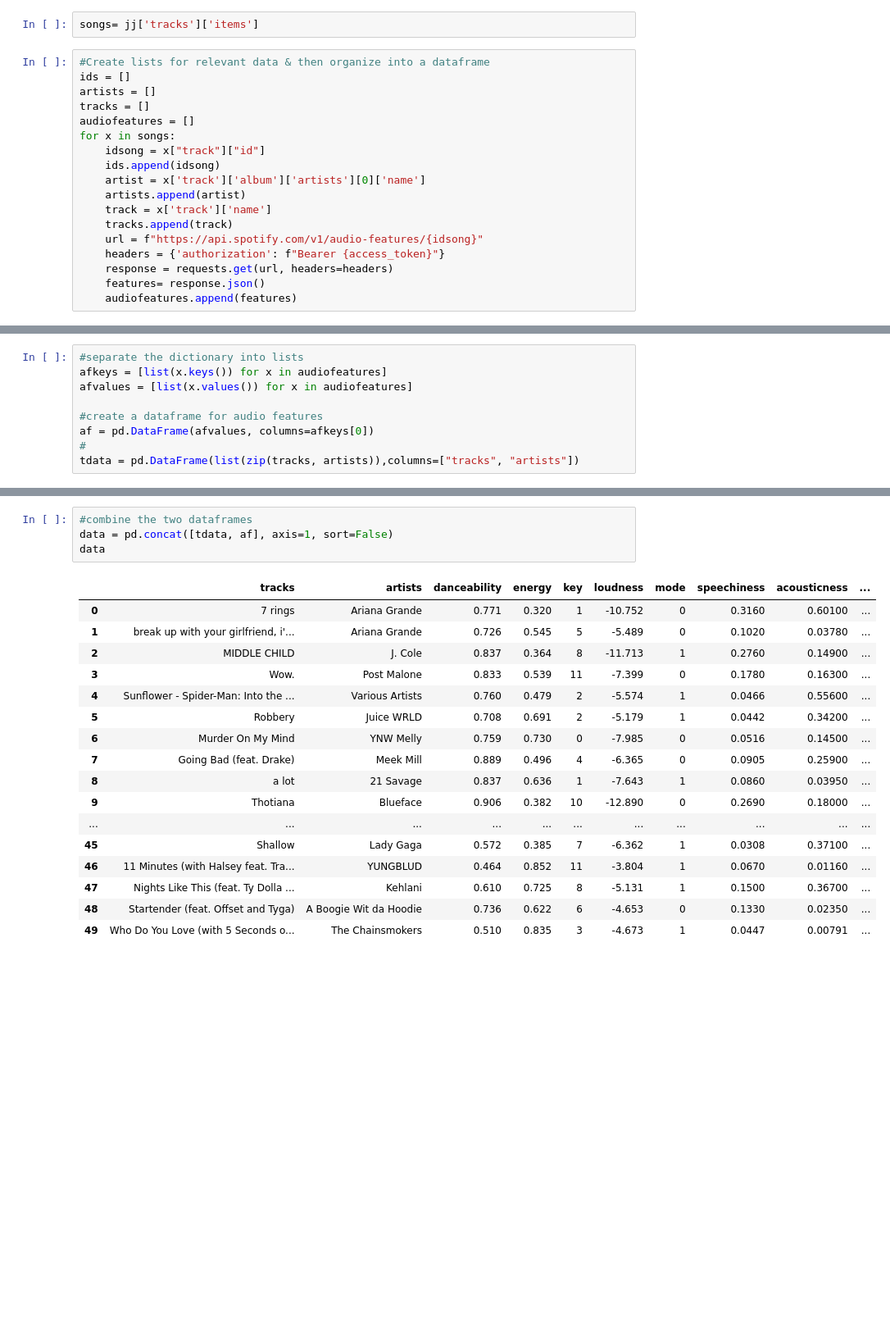
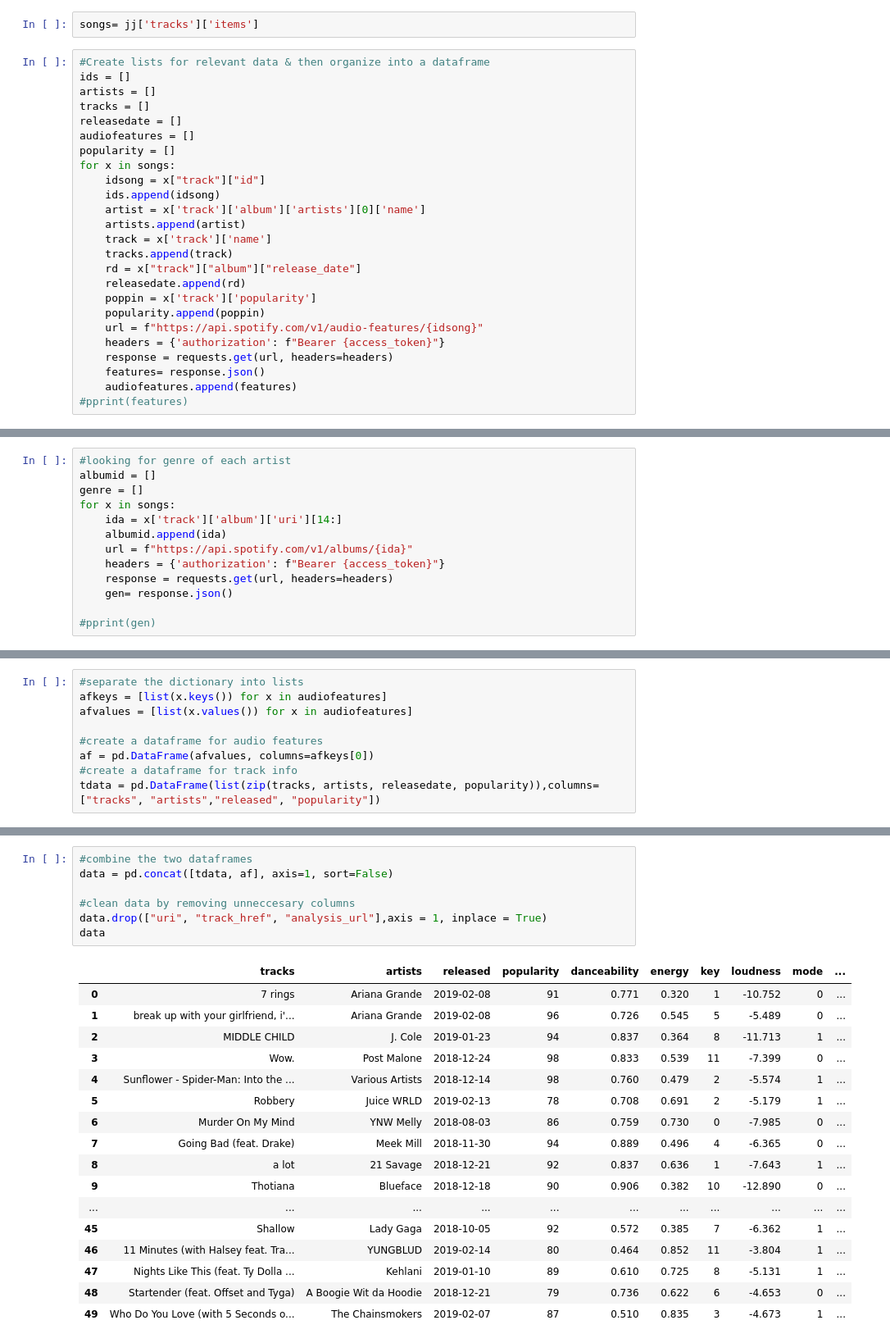
Before and after one commit to czwong/Project-1, a Jupyter notebook: Spotify Top 50 .ipynb, the cells around one changed output, grey strips where cells are left out. Shown at 82% size. Cells and saved outputs as stored; diff of their text form; blank space fills up the shorter version.

```diff
--- a/Spotify Top 50 .ipynb
+++ b/Spotify Top 50 .ipynb
@@ -55,7 +55,9 @@ songs= jj['tracks']['items']
 ids = []
 artists = []
 tracks = []
+releasedate = []
 audiofeatures = []
+popularity = []
 for x in songs:
     idsong = x["track"]["id"]
     ids.append(idsong)
@@ -63,8 +65,13 @@ for x in songs:
     artists.append(artist)
     track = x['track']['name']
     tracks.append(track)
+    rd = x["track"]["album"]["release_date"]
+    releasedate.append(rd)
+    poppin = x['track']['popularity']
+    popularity.append(poppin)
     url = f"https://api.spotify.com/v1/audio-features/{idsong}"
     headers = {'authorization': f"Bearer {access_token}"}
     response = requests.get(url, headers=headers)
     features= response.json()
     audiofeatures.append(features)
+#pprint(features)
@@ -90,0 +80,13 @@ pprint(audiofeatures)
+# %%
+#looking for genre of each artist
+albumid = []
+genre = []
+for x in songs:
+    ida = x['track']['album']['uri'][14:]
+    albumid.append(ida)
+    url = f"https://api.spotify.com/v1/albums/{ida}"
+    headers = {'authorization': f"Bearer {access_token}"}
+    response = requests.get(url, headers=headers)
+    gen= response.json()
+
+#pprint(gen)
@@ -95,5 +99,5 @@ afvalues = [list(x.values()) for x in audiofeatures]
 
 #create a dataframe for audio features
 af = pd.DataFrame(afvalues, columns=afkeys[0])
-#
-tdata = pd.DataFrame(list(zip(tracks, artists)),columns=["tracks", "artists"])
+#create a dataframe for track info
+tdata = pd.DataFrame(list(zip(tracks, artists, releasedate, popularity)),columns=["tracks", "artists","released", "popularity"])
@@ -100,22 +113,25 @@ tdata = pd.DataFrame(list(zip(tracks, artists)),columns=["tracks", "artists"])
 # %%
 #combine the two dataframes
 data = pd.concat([tdata, af], axis=1, sort=False)
+
+#clean data by removing unneccesary columns
+data.drop(["uri", "track_href", "analysis_url"],axis = 1, inplace = True)
 data
 # %% [output]
-|  | tracks | artists | danceability | energy | key | loudness | mode | speechiness | acousticness | ... |
-| 0 | 7 rings | Ariana Grande | 0.771 | 0.320 | 1 | -10.752 | 0 | 0.3160 | 0.60100 | ... |
-| 1 | break up with your girlfriend, i'... | Ariana Grande | 0.726 | 0.545 | 5 | -5.489 | 0 | 0.1020 | 0.03780 | ... |
-| 2 | MIDDLE CHILD | J. Cole | 0.837 | 0.364 | 8 | -11.713 | 1 | 0.2760 | 0.14900 | ... |
-| 3 | Wow. | Post Malone | 0.833 | 0.539 | 11 | -7.399 | 0 | 0.1780 | 0.16300 | ... |
-| 4 | Sunflower - Spider-Man: Into the ... | Various Artists | 0.760 | 0.479 | 2 | -5.574 | 1 | 0.0466 | 0.55600 | ... |
-| 5 | Robbery | Juice WRLD | 0.708 | 0.691 | 2 | -5.179 | 1 | 0.0442 | 0.34200 | ... |
-| 6 | Murder On My Mind | YNW Melly | 0.759 | 0.730 | 0 | -7.985 | 0 | 0.0516 | 0.14500 | ... |
-| 7 | Going Bad (feat. Drake) | Meek Mill | 0.889 | 0.496 | 4 | -6.365 | 0 | 0.0905 | 0.25900 | ... |
-| 8 | a lot | 21 Savage | 0.837 | 0.636 | 1 | -7.643 | 1 | 0.0860 | 0.03950 | ... |
-| 9 | Thotiana | Blueface | 0.906 | 0.382 | 10 | -12.890 | 0 | 0.2690 | 0.18000 | ... |
+|  | tracks | artists | released | popularity | danceability | energy | key | loudness | mode | ... |
+| 0 | 7 rings | Ariana Grande | 2019-02-08 | 91 | 0.771 | 0.320 | 1 | -10.752 | 0 | ... |
+| 1 | break up with your girlfriend, i'... | Ariana Grande | 2019-02-08 | 96 | 0.726 | 0.545 | 5 | -5.489 | 0 | ... |
+| 2 | MIDDLE CHILD | J. Cole | 2019-01-23 | 94 | 0.837 | 0.364 | 8 | -11.713 | 1 | ... |
+| 3 | Wow. | Post Malone | 2018-12-24 | 98 | 0.833 | 0.539 | 11 | -7.399 | 0 | ... |
+| 4 | Sunflower - Spider-Man: Into the ... | Various Artists | 2018-12-14 | 98 | 0.760 | 0.479 | 2 | -5.574 | 1 | ... |
+| 5 | Robbery | Juice WRLD | 2019-02-13 | 78 | 0.708 | 0.691 | 2 | -5.179 | 1 | ... |
+| 6 | Murder On My Mind | YNW Melly | 2018-08-03 | 86 | 0.759 | 0.730 | 0 | -7.985 | 0 | ... |
+| 7 | Going Bad (feat. Drake) | Meek Mill | 2018-11-30 | 94 | 0.889 | 0.496 | 4 | -6.365 | 0 | ... |
+| 8 | a lot | 21 Savage | 2018-12-21 | 92 | 0.837 | 0.636 | 1 | -7.643 | 1 | ... |
+| 9 | Thotiana | Blueface | 2018-12-18 | 90 | 0.906 | 0.382 | 10 | -12.890 | 0 | ... |
 | ... | ... | ... | ... | ... | ... | ... | ... | ... | ... | ... |
-| 45 | Shallow | Lady Gaga | 0.572 | 0.385 | 7 | -6.362 | 1 | 0.0308 | 0.37100 | ... |
-| 46 | 11 Minutes (with Halsey feat. Tra... | YUNGBLUD | 0.464 | 0.852 | 11 | -3.804 | 1 | 0.0670 | 0.01160 | ... |
-| 47 | Nights Like This (feat. Ty Dolla ... | Kehlani | 0.610 | 0.725 | 8 | -5.131 | 1 | 0.1500 | 0.36700 | ... |
-| 48 | Startender (feat. Offset and Tyga) | A Boogie Wit da Hoodie | 0.736 | 0.622 | 6 | -4.653 | 0 | 0.1330 | 0.02350 | ... |
-| 49 | Who Do You Love (with 5 Seconds o... | The Chainsmokers | 0.510 | 0.835 | 3 | -4.673 | 1 | 0.0447 | 0.00791 | ... |
+| 45 | Shallow | Lady Gaga | 2018-10-05 | 92 | 0.572 | 0.385 | 7 | -6.362 | 1 | ... |
+| 46 | 11 Minutes (with Halsey feat. Tra... | YUNGBLUD | 2019-02-14 | 80 | 0.464 | 0.852 | 11 | -3.804 | 1 | ... |
+| 47 | Nights Like This (feat. Ty Dolla ... | Kehlani | 2019-01-10 | 89 | 0.610 | 0.725 | 8 | -5.131 | 1 | ... |
+| 48 | Startender (feat. Offset and Tyga) | A Boogie Wit da Hoodie | 2018-12-21 | 79 | 0.736 | 0.622 | 6 | -4.653 | 0 | ... |
+| 49 | Who Do You Love (with 5 Seconds o... | The Chainsmokers | 2019-02-07 | 87 | 0.510 | 0.835 | 3 | -4.673 | 1 | ... |
```
Also changed, not shown: parts of 8 cells of this notebook, 1 other file.
